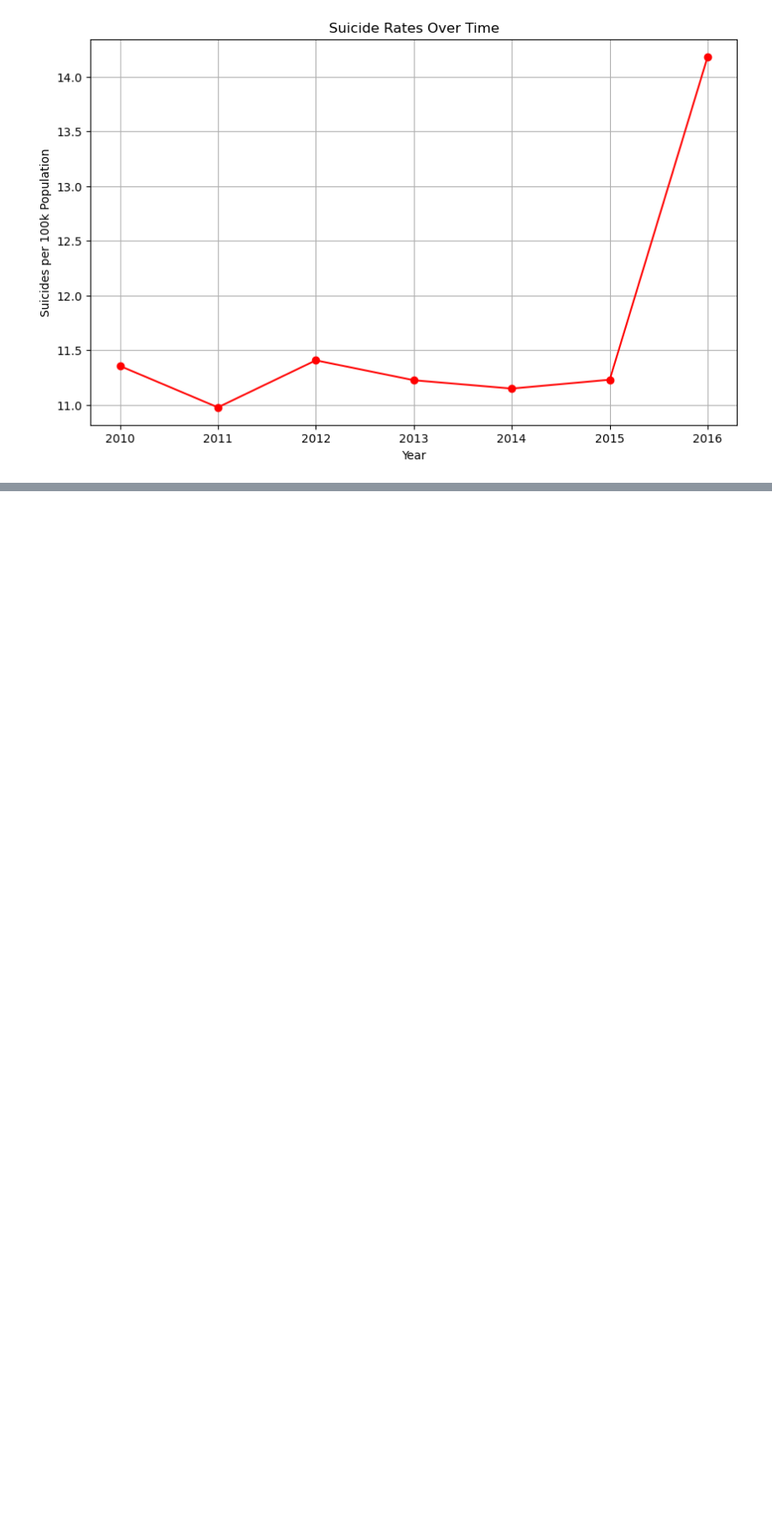
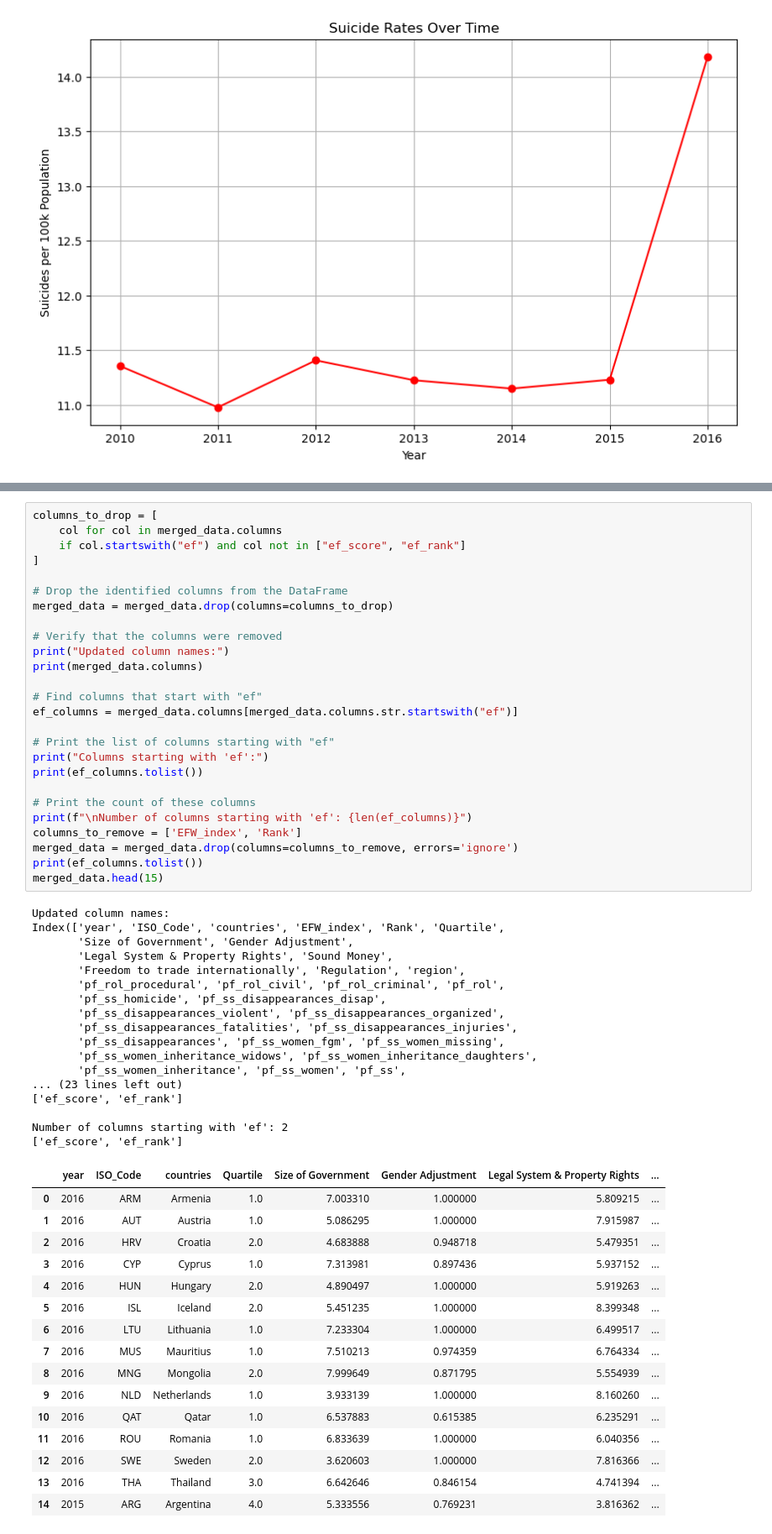
Before and after one commit to miamelaniemoor/human-freedom-and-suicide, a Jupyter notebook: Untitled.ipynb, the cells around one changed output, grey strips where cells are left out. Shown: that part at 84% size. Cells and saved outputs as stored; diff of their text form; blank space fills up the shorter version.

Commit message:
doing some more cleaning and sussing out some columns

```diff
--- a/Untitled.ipynb
+++ b/Untitled.ipynb
@@ -368,0 +395,60 @@ plt.show()
+# %%
+columns_to_drop = [
+    col for col in merged_data.columns
+    if col.startswith("ef") and col not in ["ef_score", "ef_rank"]
+]
+
+# Drop the identified columns from the DataFrame
+merged_data = merged_data.drop(columns=columns_to_drop)
+
+# Verify that the columns were removed
+print("Updated column names:")
+print(merged_data.columns)
+
+# Find columns that start with "ef"
+ef_columns = merged_data.columns[merged_data.columns.str.startswith("ef")]
+
+# Print the list of columns starting with "ef"
+print("Columns starting with 'ef':")
+print(ef_columns.tolist())
+
+# Print the count of these columns
+print(f"\nNumber of columns starting with 'ef': {len(ef_columns)}")
+columns_to_remove = ['EFW_index', 'Rank']
+merged_data = merged_data.drop(columns=columns_to_remove, errors='ignore')
+print(ef_columns.tolist())
+merged_data.head(15)
+# %% [output]
+Updated column names:
+Index(['year', 'ISO_Code', 'countries', 'EFW_index', 'Rank', 'Quartile',
+       'Size of Government', 'Gender Adjustment',
+       'Legal System & Property Rights', 'Sound Money',
+       'Freedom to trade internationally', 'Regulation', 'region',
+       'pf_rol_procedural', 'pf_rol_civil', 'pf_rol_criminal', 'pf_rol',
+       'pf_ss_homicide', 'pf_ss_disappearances_disap',
+       'pf_ss_disappearances_violent', 'pf_ss_disappearances_organized',
+       'pf_ss_disappearances_fatalities', 'pf_ss_disappearances_injuries',
+       'pf_ss_disappearances', 'pf_ss_women_fgm', 'pf_ss_women_missing',
+       'pf_ss_women_inheritance_widows', 'pf_ss_women_inheritance_daughters',
+       'pf_ss_women_inheritance', 'pf_ss_women', 'pf_ss',
+... (23 lines left out)
+['ef_score', 'ef_rank']
+
+Number of columns starting with 'ef': 2
+['ef_score', 'ef_rank']
+|  | year | ISO_Code | countries | Quartile | Size of Government | Gender Adjustment | Legal System & Property Rights | ... |
+| 0 | 2016 | ARM | Armenia | 1.0 | 7.003310 | 1.000000 | 5.809215 | ... |
+| 1 | 2016 | AUT | Austria | 1.0 | 5.086295 | 1.000000 | 7.915987 | ... |
+| 2 | 2016 | HRV | Croatia | 2.0 | 4.683888 | 0.948718 | 5.479351 | ... |
+| 3 | 2016 | CYP | Cyprus | 1.0 | 7.313981 | 0.897436 | 5.937152 | ... |
+| 4 | 2016 | HUN | Hungary | 2.0 | 4.890497 | 1.000000 | 5.919263 | ... |
+| 5 | 2016 | ISL | Iceland | 2.0 | 5.451235 | 1.000000 | 8.399348 | ... |
+| 6 | 2016 | LTU | Lithuania | 1.0 | 7.233304 | 1.000000 | 6.499517 | ... |
+| 7 | 2016 | MUS | Mauritius | 1.0 | 7.510213 | 0.974359 | 6.764334 | ... |
+| 8 | 2016 | MNG | Mongolia | 2.0 | 7.999649 | 0.871795 | 5.554939 | ... |
+| 9 | 2016 | NLD | Netherlands | 1.0 | 3.933139 | 1.000000 | 8.160260 | ... |
+| 10 | 2016 | QAT | Qatar | 1.0 | 6.537883 | 0.615385 | 6.235291 | ... |
+| 11 | 2016 | ROU | Romania | 1.0 | 6.833639 | 1.000000 | 6.040356 | ... |
+| 12 | 2016 | SWE | Sweden | 2.0 | 3.620603 | 1.000000 | 7.816366 | ... |
+| 13 | 2016 | THA | Thailand | 3.0 | 6.642646 | 0.846154 | 4.741394 | ... |
+| 14 | 2015 | ARG | Argentina | 4.0 | 5.333556 | 0.769231 | 3.816362 | ... |
```
Also changed, not shown: parts of 7 cells of this notebook.
